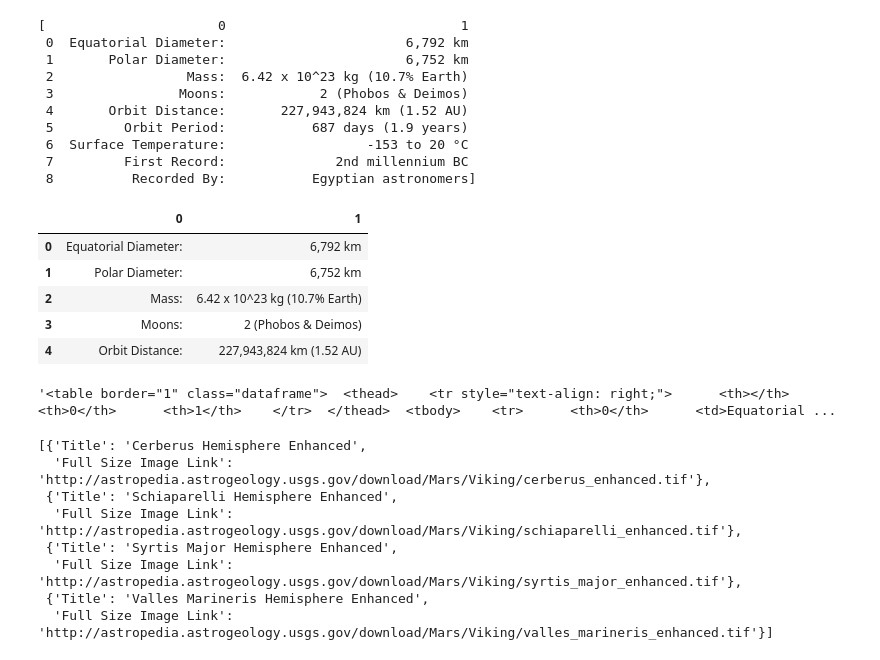
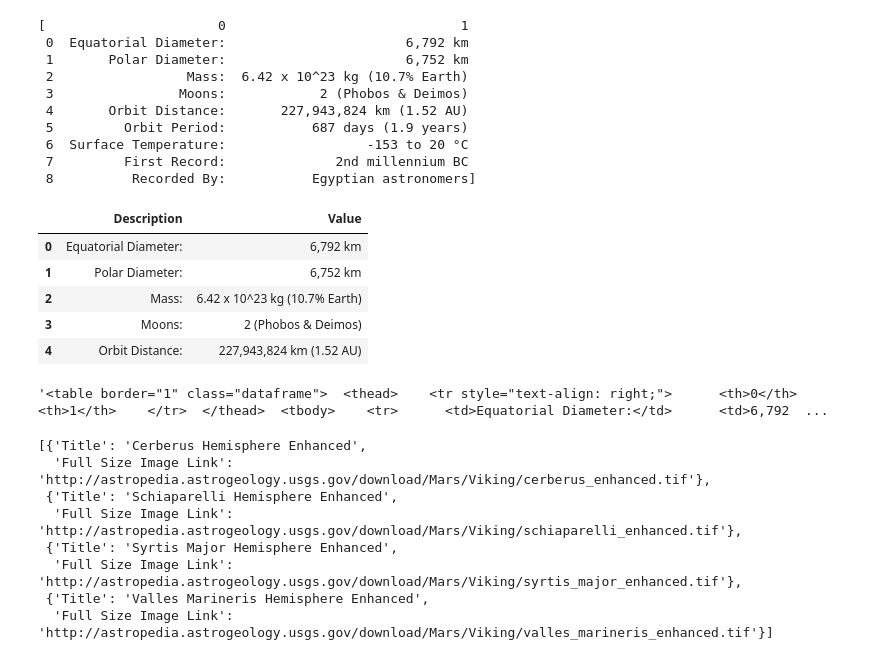
Before and after one commit to TPD119/GW_HW12_Scraping, a Jupyter notebook: mission_to_mars.ipynb, the cells around one changed output. Saved outputs shown, nothing was run; the diff lists cells and outputs as text; code cells hidden in the pictures.

```diff
--- a/mission_to_mars.ipynb
+++ b/mission_to_mars.ipynb
@@ -107,19 +106,20 @@ tables
  8          Recorded By:           Egyptian astronomers]
 # %%
 df = tables[0]
+df.columns = ['Description', 'Value']
 df.head()
 # %% [output]
-|  | 0 | 1 |
+|  | Description | Value |
 | 0 | Equatorial Diameter: | 6,792 km |
 | 1 | Polar Diameter: | 6,752 km |
 | 2 | Mass: | 6.42 x 10^23 kg (10.7% Earth) |
 | 3 | Moons: | 2 (Phobos & Deimos) |
 | 4 | Orbit Distance: | 227,943,824 km (1.52 AU) |
 # %%
-html_table = df.to_html()
+html_table = df.to_html(index = False)
 html_table.replace('\n', '')
 # %% [output]
-'<table border="1" class="dataframe">  <thead>    <tr style="text-align: right;">      <th></th>      <th>0</th>      <th>1</th>    </tr>  </thead>  <tbody>    <tr>      <th>0</th>      <td>Equatorial ...
+'<table border="1" class="dataframe">  <thead>    <tr style="text-align: right;">      <th>0</th>      <th>1</th>    </tr>  </thead>  <tbody>    <tr>      <td>Equatorial Diameter:</td>      <td>6,792  ...
 # %%
 mars_hemisphere_url = 'https://astrogeology.usgs.gov/search/results?q=hemisphere+enhanced&k1=target&v1=Mars'
 browser.visit(mars_hemisphere_url)
```
Also changed, not shown: parts of 6 cells of this notebook, 2 other files.
